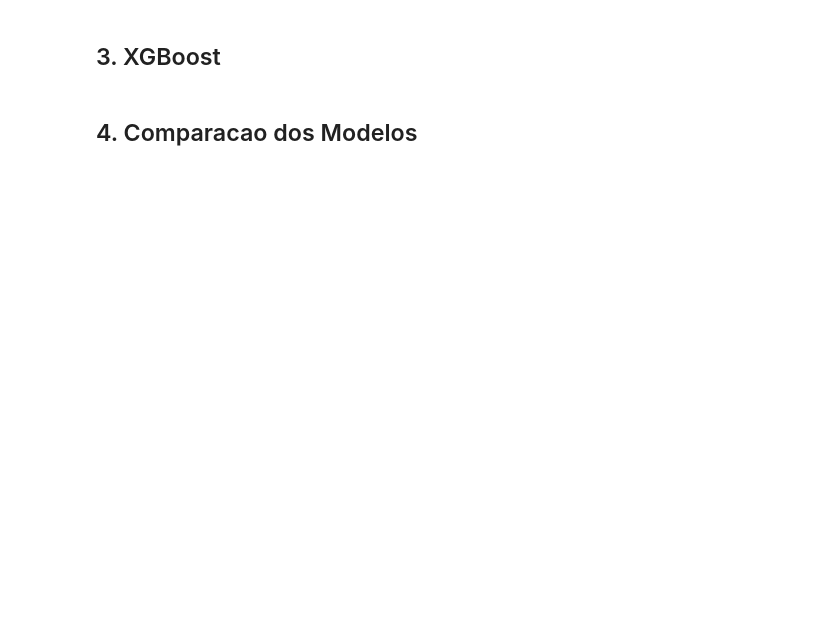
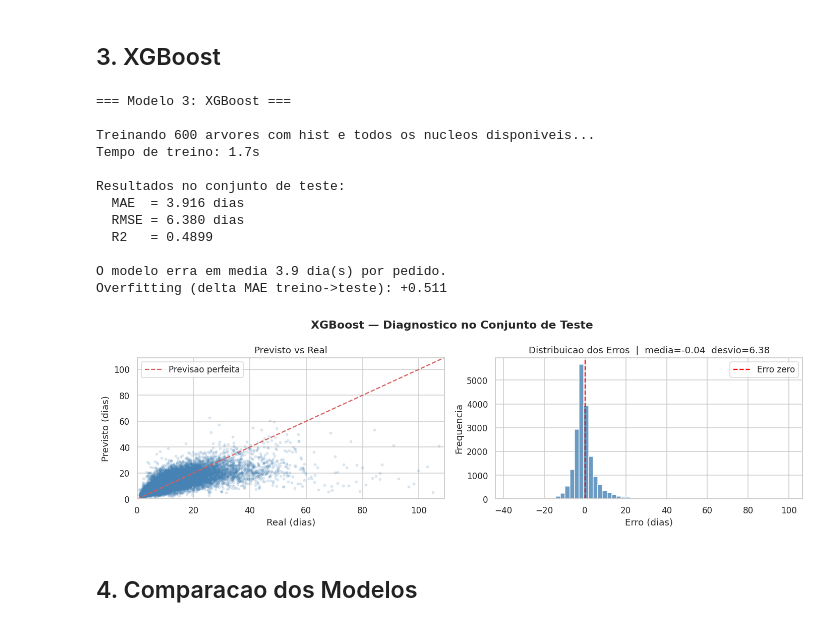
Before and after one commit to Eymardes/projeto-olist, a Jupyter notebook: modelo_olist.ipynb, the cells around one changed output. Drawn from its saved outputs; the diff is of its cells as text; code cells hidden in the pictures; blank space fills up the shorter version.

```diff
--- a/modelo_olist.ipynb
+++ b/modelo_olist.ipynb
@@ -126,34 +170,49 @@ plot_diagnostico('Random Forest', y_test, y_pred_rf)
 ## 3. XGBoost
 # %%
 print('=== Modelo 3: XGBoost ===\n')
-print('Treinando 300 arvores em sequencia...')
+print('Treinando 600 arvores com hist e todos os nucleos disponiveis...')
 t0 = time.time()
 
 xgb = XGBRegressor(
-    n_estimators=300,
+    n_estimators=600,
     learning_rate=0.05,
     max_depth=6,
-    subsample=0.8,
-    colsample_bytree=0.8,
+    subsample=0.9,
+    colsample_bytree=0.9,
+    tree_method='hist',
     random_state=42,
     n_jobs=-1,
     verbosity=0
 )
 xgb.fit(X_train, y_train)
 
 print(f'Tempo de treino: {time.time() - t0:.1f}s')
 
 y_pred_xgb = xgb.predict(X_test)
 res = avaliar('XGBoost', xgb, X_train, y_train, X_test, y_test)
 
 print(f'\nResultados no conjunto de teste:')
 print(f'  MAE  = {res["MAE teste"]:.3f} dias')
 print(f'  RMSE = {res["RMSE teste"]:.3f} dias')
 print(f'  R2   = {res["R2 teste"]:.4f}')
 print(f'\nO modelo erra em media {res["MAE teste"]:.1f} dia(s) por pedido.')
 print(f'Overfitting (delta MAE treino->teste): {res["MAE teste"] - res["MAE treino"]:+.3f}')
 
 plot_diagnostico('XGBoost', y_test, y_pred_xgb)
+# %% [output]
+=== Modelo 3: XGBoost ===
+
+Treinando 600 arvores com hist e todos os nucleos disponiveis...
+Tempo de treino: 1.7s
+
+Resultados no conjunto de teste:
+  MAE  = 3.916 dias
+  RMSE = 6.380 dias
+  R2   = 0.4899
+
+O modelo erra em media 3.9 dia(s) por pedido.
+Overfitting (delta MAE treino->teste): +0.511
+[figure, added]
 # %% [markdown]
 ## 4. Comparacao dos Modelos
 # %%
```
Also changed, not shown: parts of 7 cells of this notebook, 8 other files.
